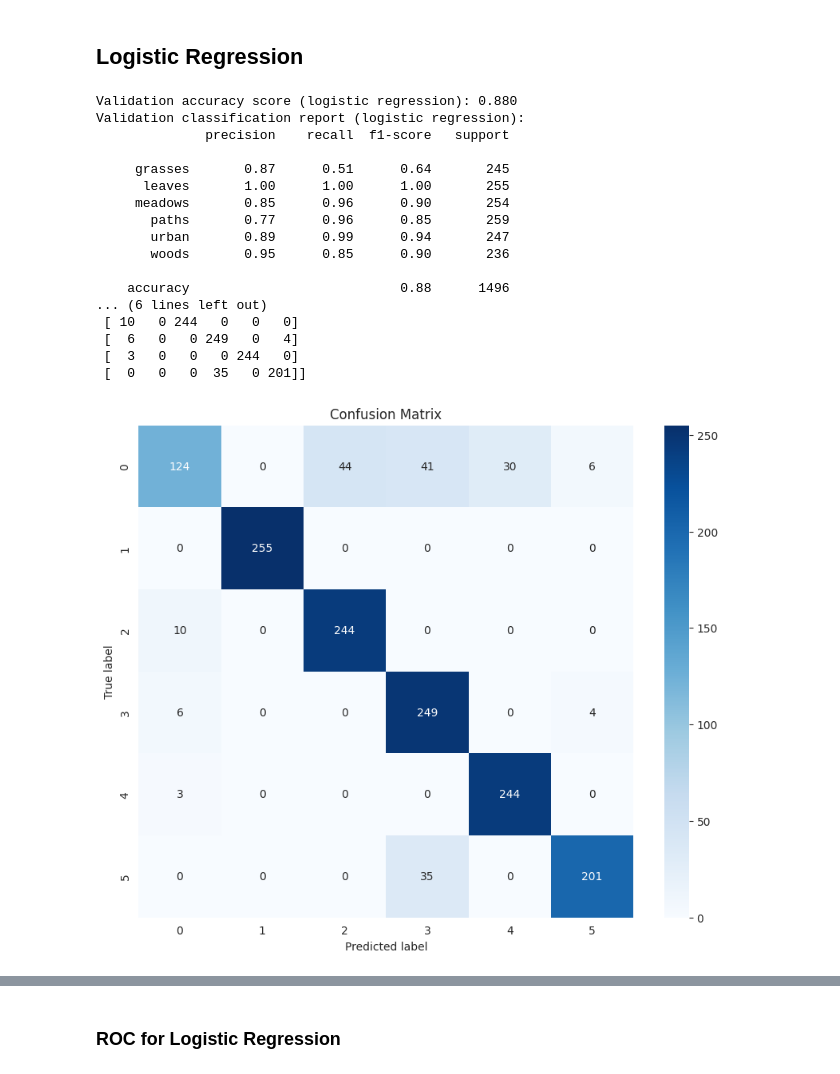
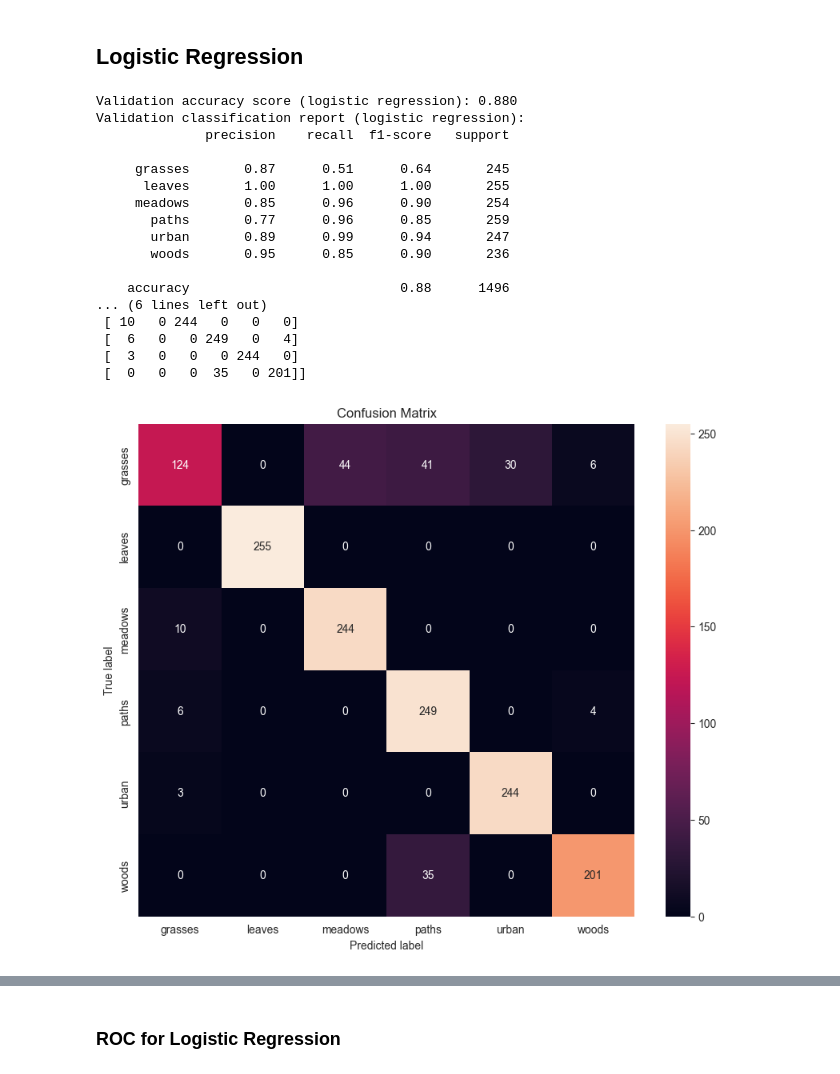
Before and after one commit to pokkyy/MushroomClassification, a Jupyter notebook: REWORKED_[2310]_TDS3301_Project_Final_Group6.ipynb, the cells around one changed output, grey strips where cells are left out. Cells and saved outputs as stored; diff of their text form; code cells hidden in the pictures.

```diff
--- a/REWORKED_[2310]_TDS3301_Project_Final_Group6.ipynb
+++ b/REWORKED_[2310]_TDS3301_Project_Final_Group6.ipynb
@@ -653,35 +635,35 @@ print("Validation classification report (logistic regression):\n{}".format(logis
 logistic_confusion_matrix = confusion_matrix(y_val, y_val_pred)
 print("Validation confusion matrix (logistic regression):\n{}".format(logistic_confusion_matrix))
 
 # Create a heatmap for the confusion matrix
 conf_matrix = confusion_matrix(y_val, y_val_pred)
 
 # Plot confusion matrix heatmap
 plt.figure(figsize=(10, 8))
-sns.heatmap(conf_matrix, annot=True, cmap='Blues', fmt='d', xticklabels=range(6), yticklabels=range(6))
+sns.heatmap(conf_matrix, annot=True, fmt='d', xticklabels=class_labels, yticklabels=class_labels)
 plt.xlabel('Predicted label')
 plt.ylabel('True label')
 plt.title('Confusion Matrix')
 plt.show()
 # %% [output]
 Validation accuracy score (logistic regression): 0.880
 Validation classification report (logistic regression):
               precision    recall  f1-score   support
 
      grasses       0.87      0.51      0.64       245
       leaves       1.00      1.00      1.00       255
      meadows       0.85      0.96      0.90       254
        paths       0.77      0.96      0.85       259
        urban       0.89      0.99      0.94       247
        woods       0.95      0.85      0.90       236
 
     accuracy                           0.88      1496
 ... (6 lines left out)
  [ 10   0 244   0   0   0]
  [  6   0   0 249   0   4]
  [  3   0   0   0 244   0]
  [  0   0   0  35   0 201]]
-[figure, old version]
+[figure, new version]
 # %%
 # Make predictions on the test set
 y_test_pred = logistic_model.predict(X_test_onehot)
```
Also changed, not shown: parts of 42 cells of this notebook, 1 other file.
